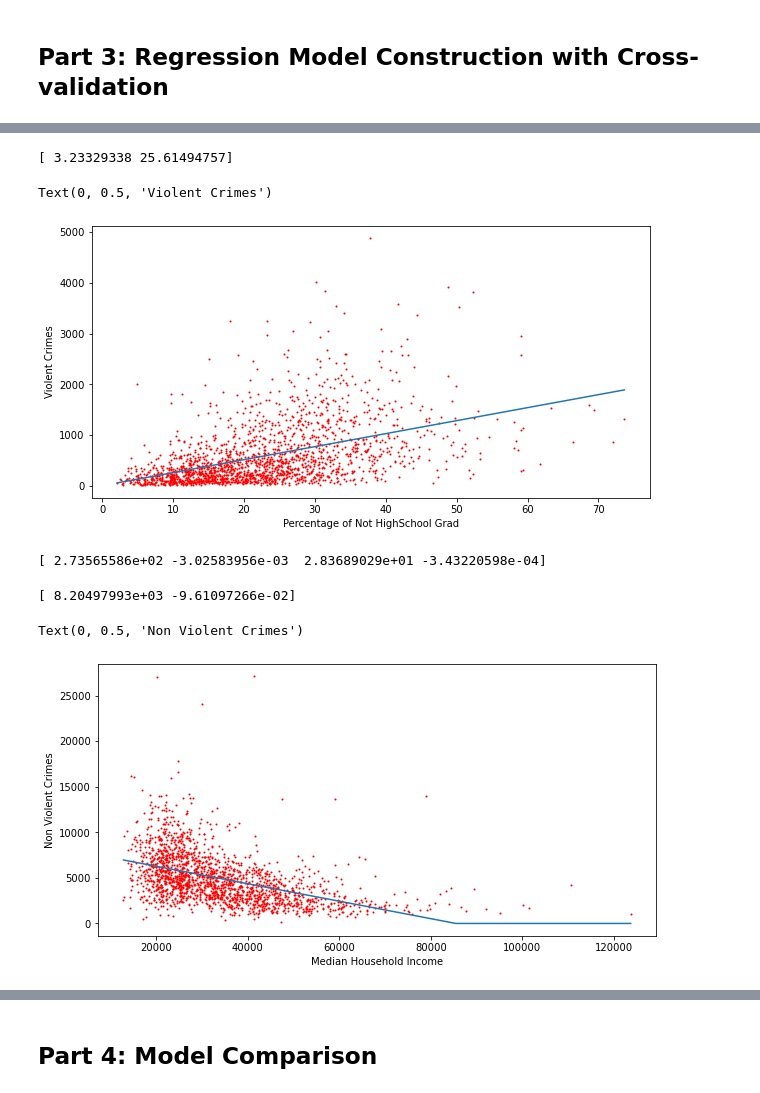
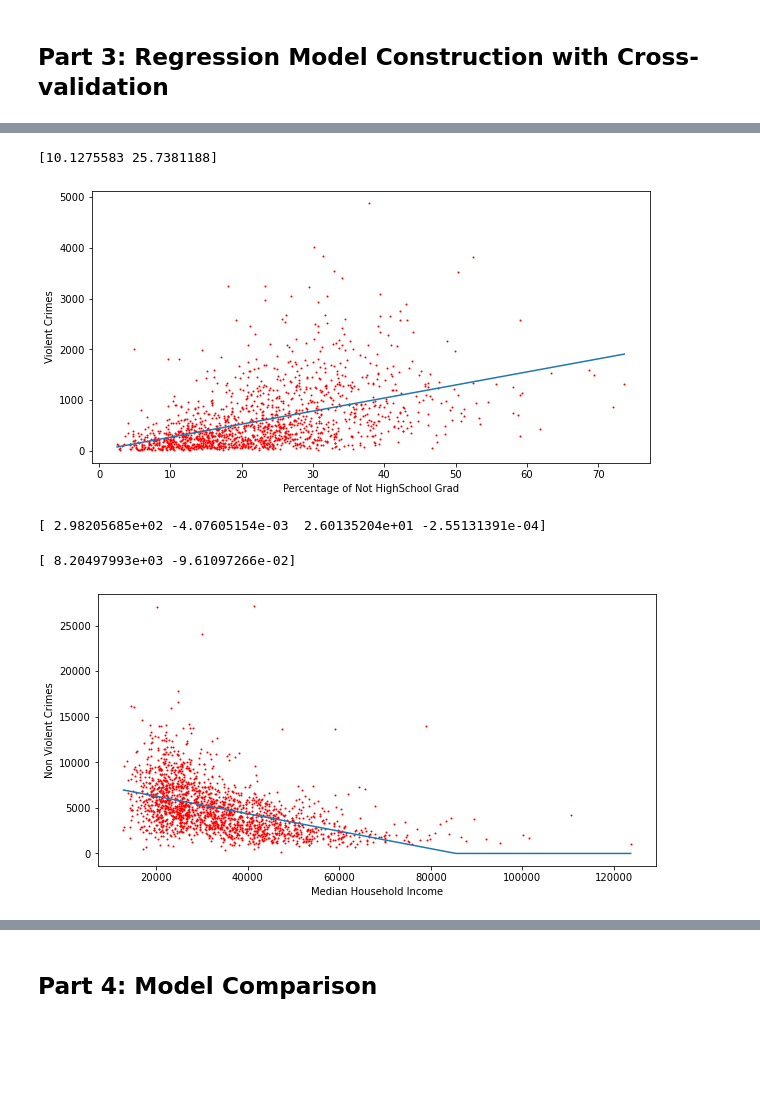
Before and after one commit to MCharming98/COGS_109_Final_Proj, a Jupyter notebook: final_proj.ipynb, the cells around one changed output, grey strips where cells are left out. Cells and saved outputs as stored; diff of their text form; code cells hidden in the pictures; blank space fills up the shorter version.

```diff
--- a/final_proj.ipynb
+++ b/final_proj.ipynb
@@ -132,30 +161,45 @@ Text(0, 0.5, 'Violent Crimes')
 # %%
 # Model 3: Violent crimes ~ Education
-X = data["PctNotHSGrad"].to_numpy()
-Y = data["ViolentCrimesPerPop"].to_numpy()
+X_train, X_test, Y_train, Y_test = train_test_split(data["PctNotHSGrad"].to_numpy(), data["ViolentCrimesPerPop"].to_numpy(), test_size=0.20)
+
+X = X_train
+Y = Y_train
+
+
+#X = data["PctNotHSGrad"].to_numpy()
+#Y = data["ViolentCrimesPerPop"].to_numpy()
 n = len(Y)
 ones = np.ones(n, dtype=int).reshape(n,1)
 A = np.append(ones, X.reshape(n,1), axis=1)
 w3 = np.linalg.lstsq(A, Y, rcond=None)[0] #violentcrimes = w0+w1*education
 print(w3)
 
 # Generate values for plotting the regression model
 x_values = np.linspace(np.min(X), np.max(X), 2000)
 model = (lambda x: (w3[0] + w3[1]*x).clip(min=0))(x_values)
 
 plt.figure(figsize=(10, 5))
 plt.scatter(X, Y, s=1, color='red')
 plt.plot(x_values, model)
 plt.xlabel("Percentage of Not HighSchool Grad")
 plt.ylabel("Violent Crimes")
+
+pre3 = w3[0] + w3[1]*X_test
+SSE3 = sum(np.square(Y_test - pre3))
 # %% [output]
-[ 3.23329338 25.61494757]
+[10.1275583 25.7381188]
-Text(0, 0.5, 'Violent Crimes')
-[figure, old version]
+[figure, new version]
 # %%
 # Model 4: Violent crimes ~ Income, Education
-X = data[["medIncome", "PctNotHSGrad"]].to_numpy()
-Y = data["ViolentCrimesPerPop"].to_numpy()
+X_train, X_test, Y_train, Y_test = train_test_split(data[["medIncome", "PctNotHSGrad"]].to_numpy(), data["ViolentCrimesPerPop"].to_numpy(), test_size=0.20)
+
+X = X_train
+Y = Y_train
+
+
+
+#X = data[["medIncome", "PctNotHSGrad"]].to_numpy()
+#Y = data["ViolentCrimesPerPop"].to_numpy()
 n = len(Y)
 ones = np.ones(n, dtype=int).reshape(n,1)
 product = np.array([X[i,0]*X[i,1] for i in range(X.shape[0])])
@@ -163,10 +207,17 @@ A = np.append(ones, X, axis=1)
 A = np.append(A, product.reshape(n,1), axis=1)
 w4 = np.linalg.lstsq(A, Y, rcond=None)[0] #ViolentCrimes=w0+w1*medIncome+w2*education+w3*income*education
 print(w4)
+pre4 = w4[0] + w4[1]*X_test[:,0]+w4[2]*X_test[:,1]+w4[3]*X_test[:,0]*X_test[:,1]
+SSE4 = sum(np.square(Y_test - pre4))
 # %% [output]
-[ 2.73565586e+02 -3.02583956e-03  2.83689029e+01 -3.43220598e-04]
+[ 2.98205685e+02 -4.07605154e-03  2.60135204e+01 -2.55131391e-04]
 # %%
 # Model 5: Non Violent crimes ~ income
+X_train, X_test, Y_train, Y_test = train_test_split(data["medIncome"].to_numpy(), data["nonViolPerPop"].to_numpy(), test_size=0.20)
+
+X = X_train
+Y = Y_train
+
 X = data["medIncome"].to_numpy()
 Y = data["nonViolPerPop"].to_numpy()
 n = len(Y)
@@ -184,9 +235,13 @@ plt.scatter(X, Y, s=1, color='red')
 plt.plot(x_values, model)
 plt.xlabel("Median Household Income")
 plt.ylabel("Non Violent Crimes")
+
+
+
+pre5 = w5[0] + w5[1]*X_test
+SSE5 = sum(np.square(Y_test - pre5))
 # %% [output]
 [ 8.20497993e+03 -9.61097266e-02]
-Text(0, 0.5, 'Non Violent Crimes')
 [figure]
 # %%
 # Model 6: Non Violent crimes ~ education
```
Also changed, not shown: parts of 10 cells of this notebook.
